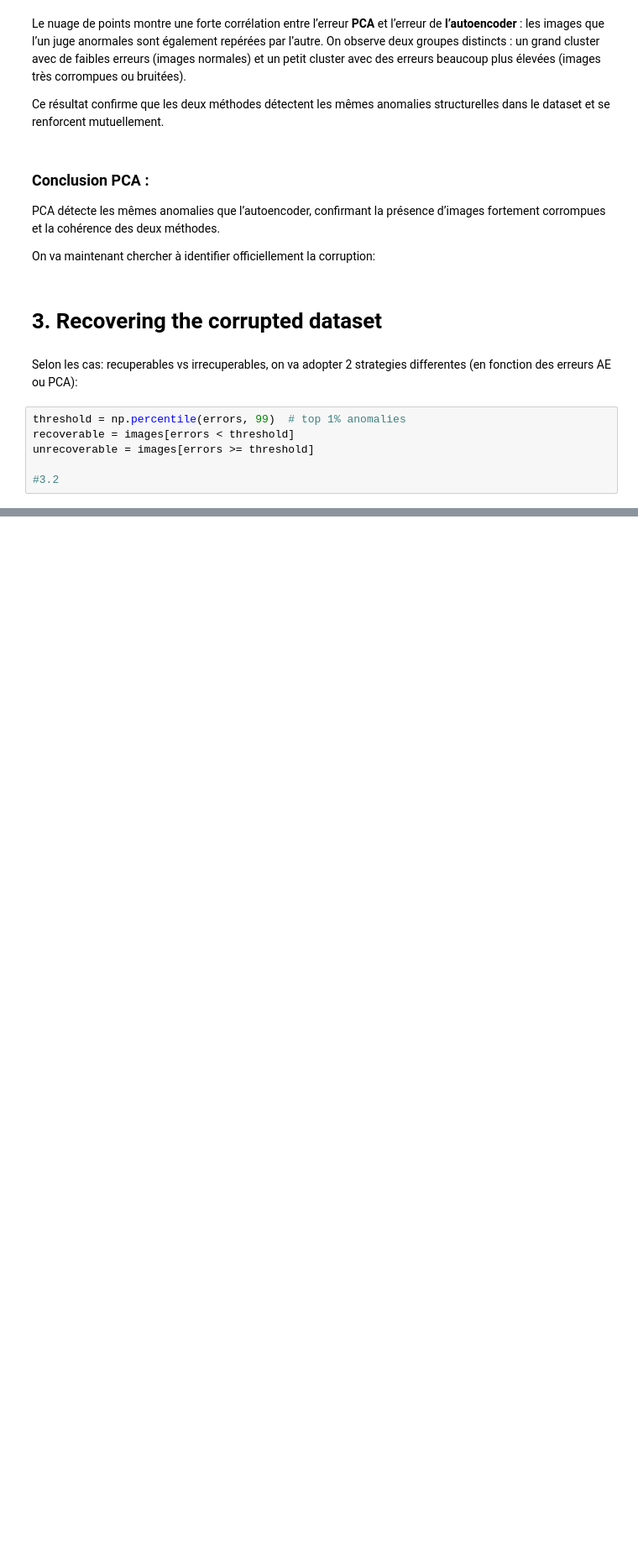
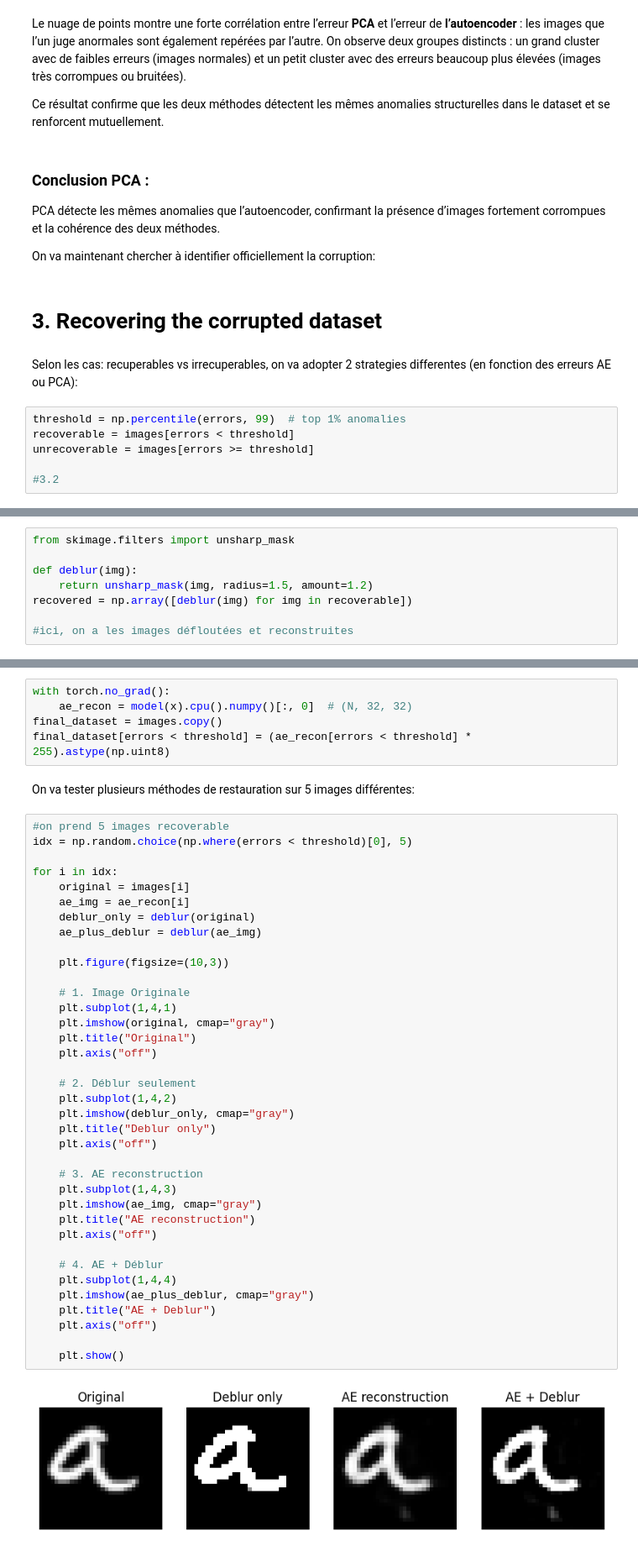
Before and after one commit to srajzman/unsupervised-project-deep-learning, a Jupyter notebook: notebook/load_npz.ipynb, the cells around one changed output, grey strips where cells are left out. Shown at 84% size. Saved outputs shown, nothing was run; the diff lists cells and outputs as text; blank space fills up the shorter version.

```diff
--- a/notebook/load_npz.ipynb
+++ b/notebook/load_npz.ipynb
@@ -305,0 +350,8 @@ unrecoverable = images[errors >= threshold]
+# %%
+from skimage.filters import unsharp_mask
+
+def deblur(img):
+    return unsharp_mask(img, radius=1.5, amount=1.2)
+recovered = np.array([deblur(img) for img in recoverable])
+
+#ici, on a les images défloutées et reconstruites
@@ -305,0 +360,46 @@ unrecoverable = images[errors >= threshold]
+# %%
+with torch.no_grad():
+    ae_recon = model(x).cpu().numpy()[:, 0]  # (N, 32, 32)
+final_dataset = images.copy()
+final_dataset[errors < threshold] = (ae_recon[errors < threshold] * 255).astype(np.uint8)
+# %% [markdown]
+On va tester plusieurs méthodes de restauration sur 5 images différentes:
+# %%
+#on prend 5 images recoverable
+idx = np.random.choice(np.where(errors < threshold)[0], 5)
+
+for i in idx:
+    original = images[i]
+    ae_img = ae_recon[i]
+    deblur_only = deblur(original)
+    ae_plus_deblur = deblur(ae_img)
+
+    plt.figure(figsize=(10,3))
+
+    # 1. Image Originale
+    plt.subplot(1,4,1)
+    plt.imshow(original, cmap="gray")
+    plt.title("Original")
+    plt.axis("off")
+
+    # 2. Déblur seulement
+    plt.subplot(1,4,2)
+    plt.imshow(deblur_only, cmap="gray")
+    plt.title("Deblur only")
+    plt.axis("off")
+
+    # 3. AE reconstruction
+    plt.subplot(1,4,3)
+    plt.imshow(ae_img, cmap="gray")
+    plt.title("AE reconstruction")
+    plt.axis("off")
+
+    # 4. AE + Déblur
+    plt.subplot(1,4,4)
+    plt.imshow(ae_plus_deblur, cmap="gray")
+    plt.title("AE + Deblur")
+    plt.axis("off")
+
+    plt.show()
+# %% [output]
+[figure, added]
```
Also changed, not shown: parts of 24 cells of this notebook.
